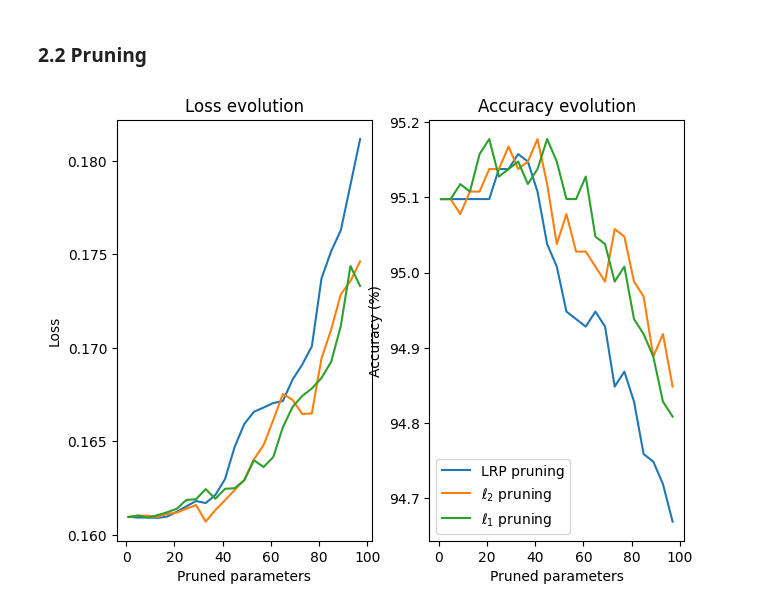
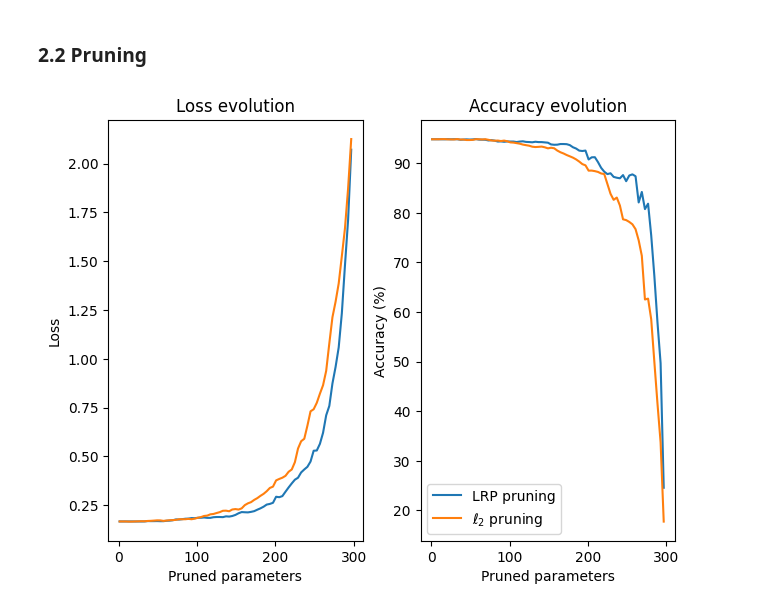
Before and after one commit to Red-Rapious/Semiring-LRP, a Jupyter notebook: code/mnist-pruning.ipynb, the cells around one changed output. Saved outputs shown, nothing was run; the diff lists cells and outputs as text; code cells hidden in the pictures.

Commit message:
Improved pruning with LRP

```diff
--- a/code/mnist-pruning.ipynb
+++ b/code/mnist-pruning.ipynb
@@ -268,7 +268,7 @@ fig.tight_layout()
 
 STEP = 4
 DIM = 0
-x = range(1, 100, STEP)
+x = range(1, 300, STEP)
 
 
 ### -- LRP pruning --
@@ -333,29 +333,29 @@ accuracies = [a for a in accuracies]
 axs[0].plot(x, losses, label="$\ell_2$ pruning")
 axs[1].plot(x, accuracies, label="$\ell_2$ pruning")
 
-## -- L1 pruning --
-model = copy.deepcopy(og_model)
-linear1 = list(model.modules())[2]
-linear2 = list(model.modules())[4]
+# ## -- L1 pruning --
+# model = copy.deepcopy(og_model)
+# linear1 = list(model.modules())[2]
+# linear2 = list(model.modules())[4]
 
-s = 0
-# losses, accuracies = eval_model(model)
-losses, accuracies = [], []
-for i in x:
-    prune.ln_structured(linear1, name="weight", amount=i, n=1, dim=0)
-    #prune.ln_structured(linear2, name="weight", amount=i, n=1, dim=0)
-    prune.remove(linear1, name="weight")
-    #prune.remove(linear2, name="weight")
-    test_loss, test_acc = eval_model(model)
-    losses.append(test_loss)
-    accuracies.append(test_acc)
+# s = 0
+# # losses, accuracies = eval_model(model)
+# losses, accuracies = [], []
+# for i in x:
+#     prune.ln_structured(linear1, name="weight", amount=i, n=1, dim=0)
+#     #prune.ln_structured(linear2, name="weight", amount=i, n=1, dim=0)
+#     prune.remove(linear1, name="weight")
+#     #prune.remove(linear2, name="weight")
+#     test_loss, test_acc = eval_model(model)
+#     losses.append(test_loss)
+#     accuracies.append(test_acc)
 
 
-losses = [l.cpu() for l in losses]
-accuracies = [a for a in accuracies]
+# losses = [l.cpu() for l in losses]
+# accuracies = [a for a in accuracies]
 
-axs[0].plot(x, losses, label="$\ell_1$ pruning")
-axs[1].plot(x, accuracies, label="$\ell_1$ pruning")
+# axs[0].plot(x, losses, label="$\ell_1$ pruning")
+# axs[1].plot(x, accuracies, label="$\ell_1$ pruning")
 
 # ### -- Random pruning --
 # model = copy.deepcopy(og_model)
@@ -363,31 +363,31 @@ axs[1].plot(x, accuracies, label="$\ell_1$ pruning")
 # linear2 = list(model.modules())[4]
 
 # s = 0
 # # losses, accuracies = eval_model(model)
 # losses, accuracies = [], []
 # for i in x:
 #     prune.random_structured(linear1, name="weight", amount=STEP, dim=0)
 #     prune.random_structured(linear2, name="weight", amount=STEP, dim=0)
 #     test_loss, test_acc = eval_model(model)
 #     losses.append(test_loss)
 #     accuracies.append(test_acc)
 
 # losses = [l.cpu() for l in losses]
 # accuracies = [a for a in accuracies]
 
 # axs[0].plot(x, losses, label="Random pruning")
 # axs[1].plot(x, accuracies, label="Random pruning")
 
 # -- PLOTS --
 axs[0].set_xlabel("Pruned parameters")
 axs[0].set_ylabel("Loss")
 axs[0].set_title("Loss evolution")
 
 axs[1].set_xlabel("Pruned parameters")
 axs[1].set_ylabel("Accuracy (%)")
 axs[1].set_title("Accuracy evolution")
 
 plt.legend()
 plt.show()
 # %% [output]
-[figure, old version]
+[figure, new version]
```
Also changed, not shown: parts of 2 cells of this notebook.
